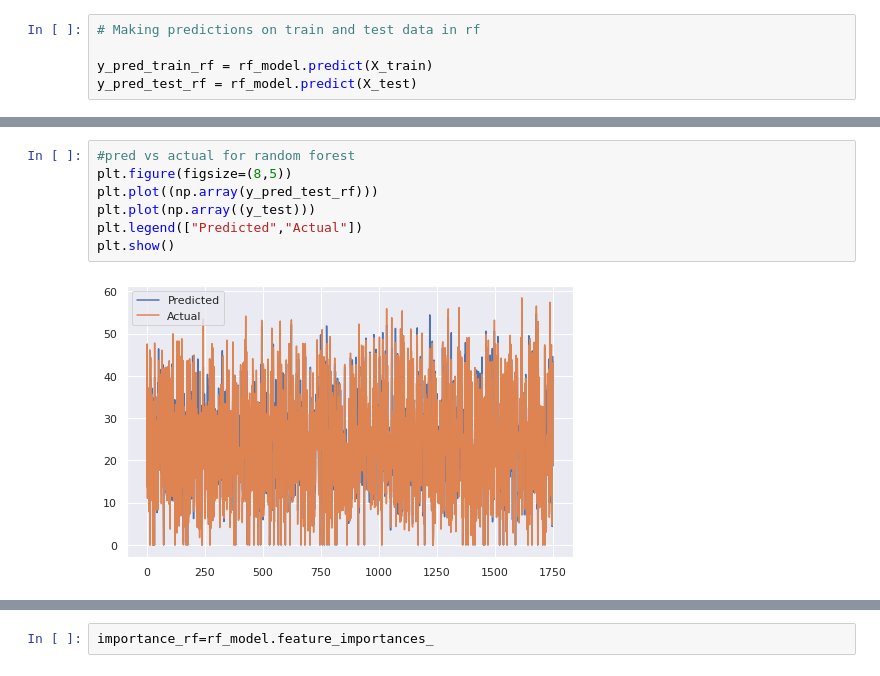
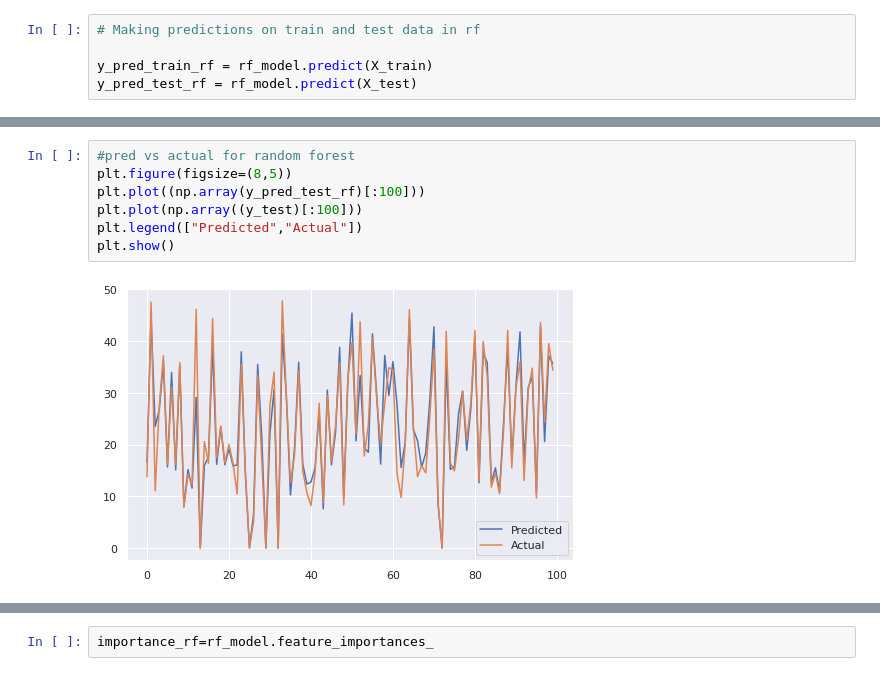
Before and after one commit to Jaypardeshii/Bike-Sharing-Demand-Prediction, a Jupyter notebook: Bike_Sharing_Demand_Prediction_Capstone_Project.ipynb, the cells around one changed output, grey strips where cells are left out. Saved outputs shown, nothing was run; the diff lists cells and outputs as text.

```diff
--- a/Bike_Sharing_Demand_Prediction_Capstone_Project.ipynb
+++ b/Bike_Sharing_Demand_Prediction_Capstone_Project.ipynb
@@ -1416,12 +1416,12 @@ Adjusted R2 : 0.9089854940457374
 # %%
 #pred vs actual for random forest
 plt.figure(figsize=(8,5))
-plt.plot((np.array(y_pred_test_rf)))
-plt.plot(np.array((y_test)))
+plt.plot((np.array(y_pred_test_rf)[:100]))
+plt.plot(np.array((y_test)[:100]))
 plt.legend(["Predicted","Actual"])
 plt.show()
 # %% [output]
-[figure, old version]
+[figure, new version]
 # %%
 #Heteroscedasticity
 plt.scatter((y_pred_test_rf),(y_test)-(y_pred_test_rf))
```
Also changed, not shown: parts of 33 cells of this notebook.
